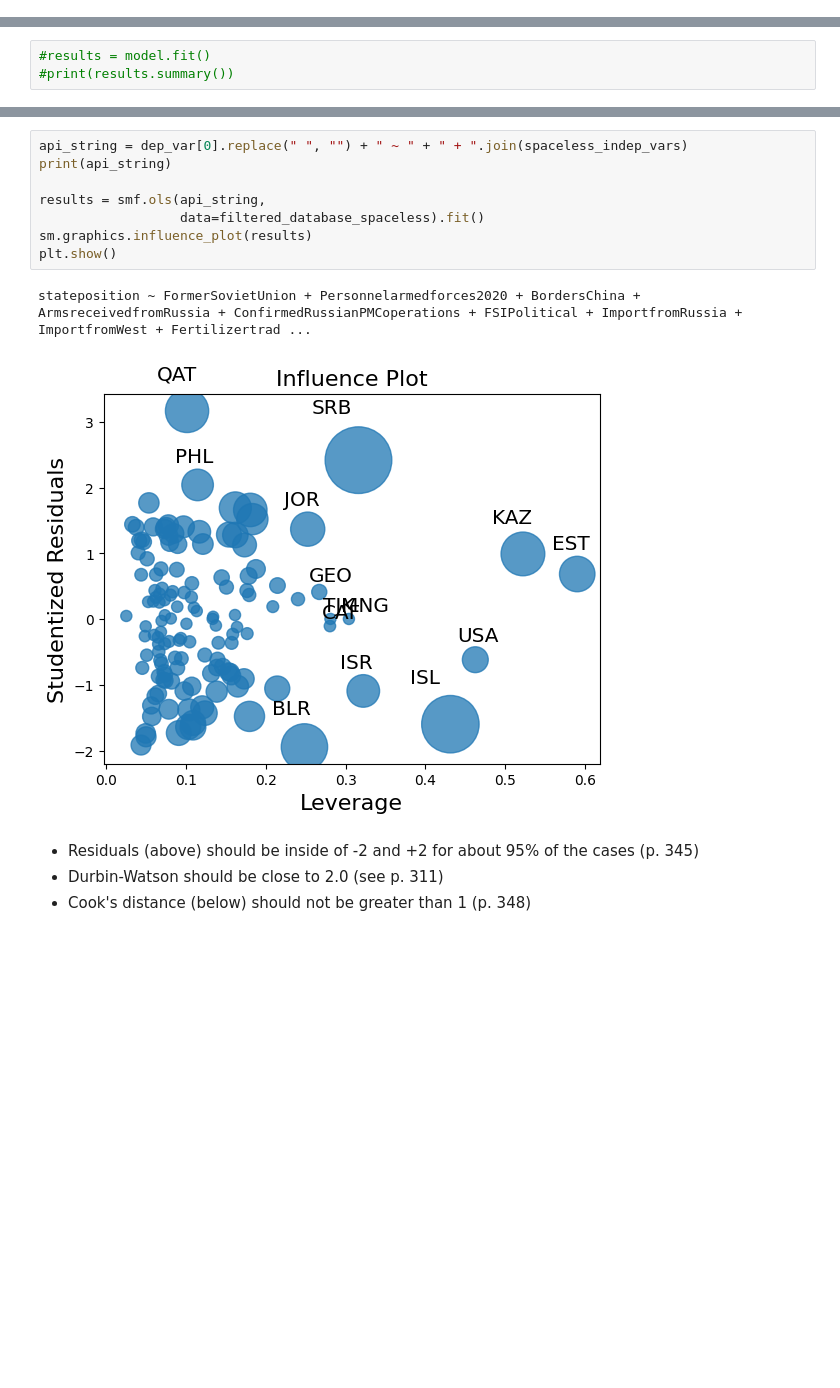
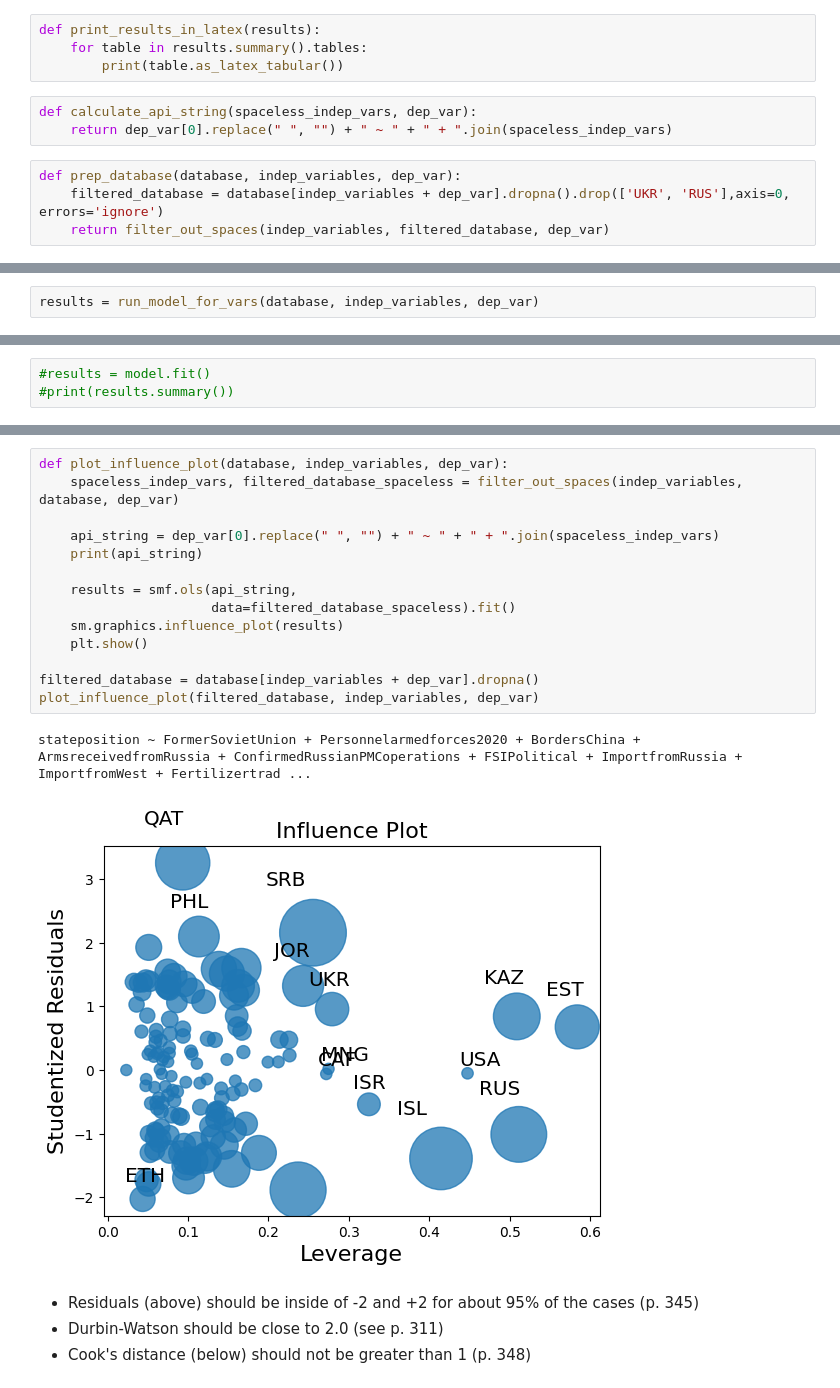
Before and after one commit to NienkeWessel/CodeThesisConflicts, a Jupyter notebook: Create_database.ipynb, the cells around one changed output, grey strips where cells are left out. Cells and saved outputs as stored; diff of their text form; blank space fills up the shorter version.

```diff
--- a/Create_database.ipynb
+++ b/Create_database.ipynb
@@ -1743,0 +1849,11 @@ database['FSI Total'] = database['FSI Total (2021)']
+# %%
+def print_results_in_latex(results):
+    for table in results.summary().tables:
+        print(table.as_latex_tabular())
+# %%
+def calculate_api_string(spaceless_indep_vars, dep_var):
+    return dep_var[0].replace(" ", "") + " ~ " + " + ".join(spaceless_indep_vars)
+# %%
+def prep_database(database, indep_variables, dep_var):
+    filtered_database = database[indep_variables + dep_var].dropna().drop(['UKR', 'RUS'],axis=0, errors='ignore')
+    return filter_out_spaces(indep_variables, filtered_database, dep_var)
@@ -1743,0 +1886,2 @@ database['FSI Total'] = database['FSI Total (2021)']
+# %%
+results = run_model_for_vars(database, indep_variables, dep_var)
@@ -1849,14 +1969,20 @@ display(filtered_database_spaceless)
 # %%
-api_string = dep_var[0].replace(" ", "") + " ~ " + " + ".join(spaceless_indep_vars)
-print(api_string)
+def plot_influence_plot(database, indep_variables, dep_var):
+    spaceless_indep_vars, filtered_database_spaceless = filter_out_spaces(indep_variables, database, dep_var)
 
-results = smf.ols(api_string,
-                  data=filtered_database_spaceless).fit()
-sm.graphics.influence_plot(results)
-plt.show()
+    api_string = dep_var[0].replace(" ", "") + " ~ " + " + ".join(spaceless_indep_vars)
+    print(api_string)
+
+    results = smf.ols(api_string,
+                      data=filtered_database_spaceless).fit()
+    sm.graphics.influence_plot(results)
+    plt.show()
+
+filtered_database = database[indep_variables + dep_var].dropna()
+plot_influence_plot(filtered_database, indep_variables, dep_var)
 # %% [output]
 stateposition ~ FormerSovietUnion + Personnelarmedforces2020 + BordersChina + ArmsreceivedfromRussia + ConfirmedRussianPMCoperations + FSIPolitical + ImportfromRussia + ImportfromWest + Fertilizertrad ...
-[figure, old version]
+[figure, new version]
 # %% [markdown]
 - Residuals (above) should be inside of -2 and +2 for about 95% of the cases (p. 345)
 - Durbin-Watson should be close to 2.0 (see p. 311)
```
Also changed, not shown: parts of 86 cells of this notebook.
